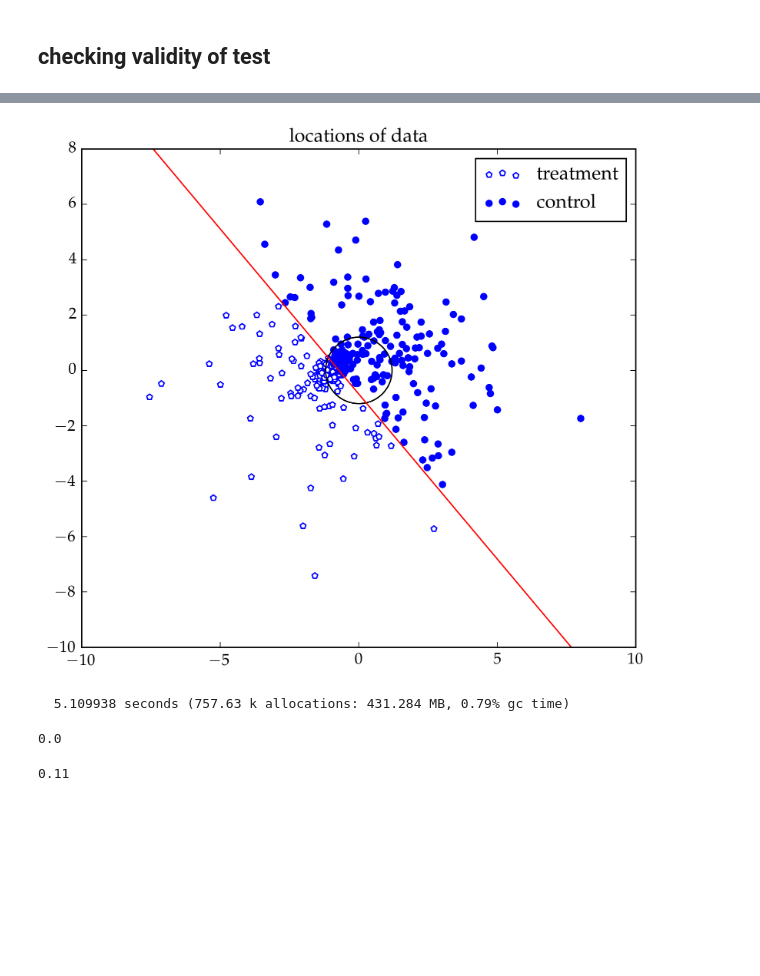
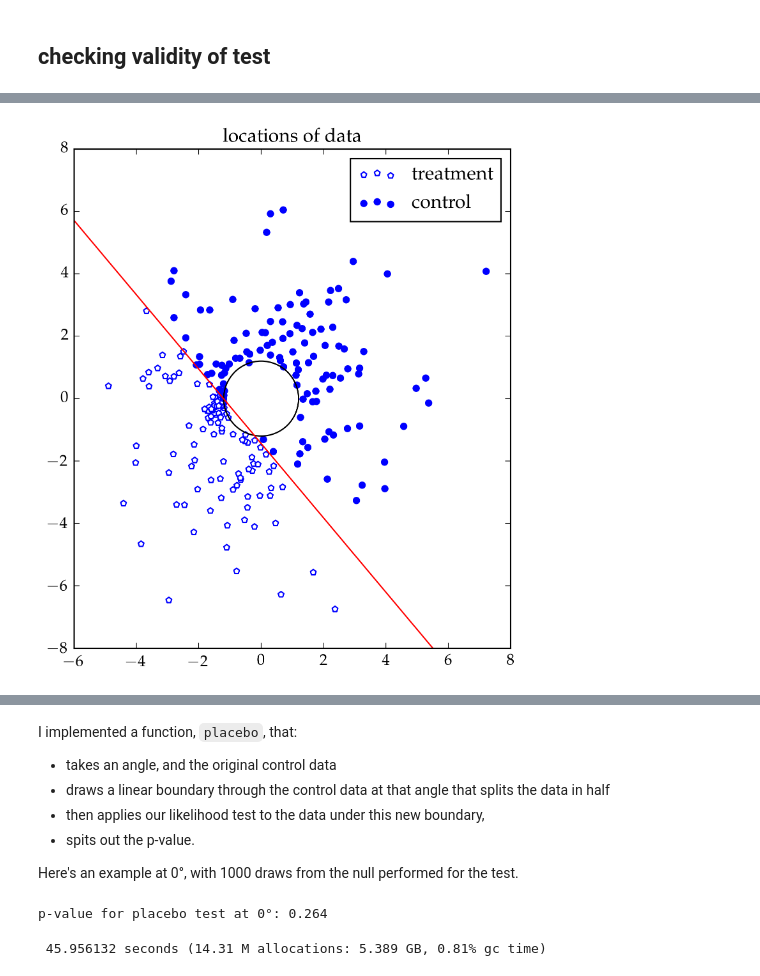
Before and after one commit to gwb/rdd-coverage, a Jupyter notebook: Maxime/SharpNullTest.ipynb, the cells around one changed output, grey strips where cells are left out. Cells and saved outputs as stored; diff of their text form; code cells hidden in the pictures; blank space fills up the shorter version.

```diff
--- a/Maxime/SharpNullTest.ipynb
+++ b/Maxime/SharpNullTest.ipynb
@@ -355,27 +350,46 @@ GeoRDD.shift_for_even_split(90.0, X)
 # %%
 function plot_line(angle::Float64, shift::Float64, X::Matrix; kwargs...)
     meanx=mean(X[1,:])
     meany=mean(X[2,:])
     dydx=tand(angle)
     direction=sign(cosd(angle+90))
     if direction==0.0
         direction=1.0
     end
     shift_x = shift*cosd(angle+90)*direction
     shift_y = shift*sind(angle+90)*direction
 
     xlim=plt.xlim()
     ylim=plt.ylim()
     xlim_arr = Float64[xlim[1],xlim[2]]
     ylim_arr = Float64[ylim[1],ylim[2]]
     if dydx > 1e3
         plt.axvline(meanx+shift_x, color="red"; kwargs...)
     elseif dydx > 10
         plt.plot(meanx+(ylim_arr.-meany.-shift_y)./dydx+shift_x,ylim_arr; color="red", kwargs...)
     else
         plt.plot(xlim_arr,meany+(xlim_arr.-shift_x.-meanx).*dydx+shift_y; color="red", kwargs...)
     end
     plt.xlim(xlim)
     plt.ylim(ylim)
 end
+
+circle=plt.plt[:Circle]((0,0),r◫,color="black", fill=false)
+plt.gca()[:add_artist](circle)
+plt.gca()[:set_aspect]("equal")
+plt.title("locations of data")
+plt.legend(loc="best")
+
+angle = 130.0
+shift = GeoRDD.shift_for_even_split(angle, X[:,!inside])
+are_left = GeoRDD.left_points(angle, shift, X[:,!inside])
+
+plt.scatter(X[1,!inside][are_left],X[2,!inside][are_left], color="white", edgecolor="blue", marker="p", label="treatment")
+plt.scatter(X[1,!inside][!are_left],X[2,!inside][!are_left], color="blue", label="control")
+
+plot_line(angle,shift, X[:,!inside])
+
+plt.legend(loc="best")
+;
 # %% [output]
+[figure, added]
@@ -383,31 +398,17 @@ plot_line (generic function with 1 method)
-# %%
-circle=plt.plt[:Circle]((0,0),r◫,color="black", fill=false)
-plt.gca()[:add_artist](circle)
-plt.gca()[:set_aspect]("equal")
-plt.title("locations of data")
-plt.legend(loc="best")
-
-angle = 130.0
-shift = GeoRDD.shift_for_even_split(angle, X)
-are_left = GeoRDD.left_points(angle, shift, X)
-
-plt.scatter(X[1,are_left],X[2,are_left], color="white", edgecolor="blue", marker="p", label="treatment")
-plt.scatter(X[1,!are_left],X[2,!are_left], color="blue", label="control")
-
-plot_line(angle,shift, X)
-
-plt.legend(loc="best")
-;
-# %% [output]
-[figure, removed]
-# %%
-@time GeoRDD.boot_mLLtest(gp_fit_inside, gp_fit_outside, 10000; update_mean=true)
-# %% [output]
-  5.109938 seconds (757.63 k allocations: 431.284 MB, 0.79% gc time)
-0.0
+# %% [markdown]
+I implemented a function, `placebo`, that:
+* takes an angle, and the original control data
+* draws a linear boundary through the control data at that angle that splits the data in half
+* then applies our likelihood test to the data under this new boundary,
+* spits out the p-value.
+
+Here's an example at 0°, with 1000 draws from the null performed for the test.
 # %%
-GeoRDD.placebo(0.0, X, Y, kern, log(√σy2_star), 1000)
+@printf("p-value for placebo test at 0°: %.3f",
+    GeoRDD.placebo(0.0, X[:,!inside], Y[!inside], kern, log(√σy2_star), 1000))
 # %% [output]
-0.11
+p-value for placebo test at 0°: 0.264
 # %%
-pvals = [GeoRDD.placebo(float(angle), X, Y, kern, log(√σy2_star), 1000) for angle in 1:180];
+@time pvals = [GeoRDD.placebo(float(angle), X[:,!inside], Y[!inside], kern, log(√σy2_star), 1000) for angle in 1:180];
+# %% [output]
+ 45.956132 seconds (14.31 M allocations: 5.389 GB, 0.81% gc time)
```
Also changed, not shown: parts of 44 cells of this notebook.
